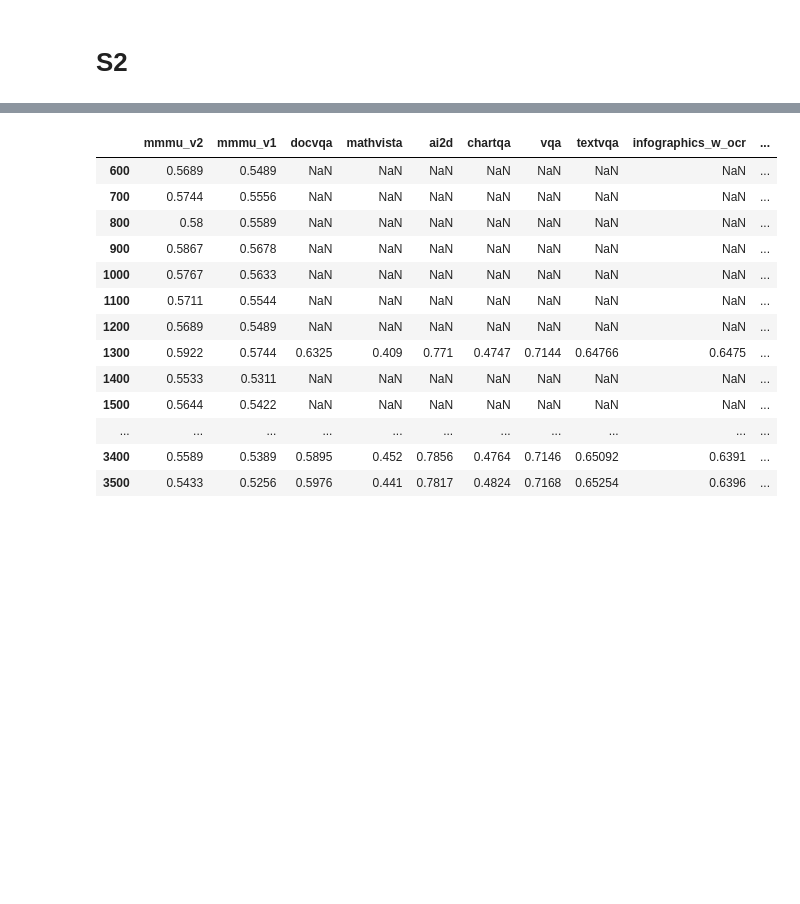
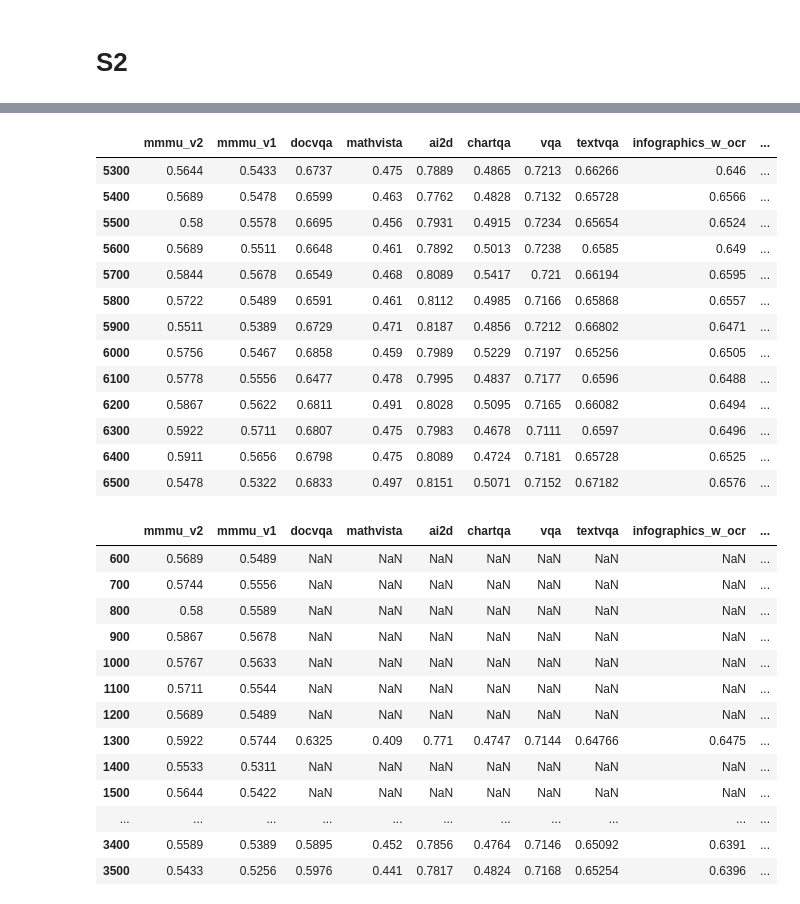
Before and after one commit to harrytranx/experiments, a Jupyter notebook: eval_mm10.ipynb, the cells around one changed output, grey strips where cells are left out. Cells and saved outputs as stored; diff of their text form; code cells hidden in the pictures; blank space fills up the shorter version.

```diff
--- a/eval_mm10.ipynb
+++ b/eval_mm10.ipynb
@@ -117,3 +209,20 @@ ev_s2_unfreeze.get_scores(OUTPUT_S2_30d)
+# %%
+ev_s2_unfreeze.get_scores("/fsx_0/checkpoints/mm10/MM10-Stage2-70B/MH21_70B_336px_exp30d_m2c2_036_unfreeze_lr1")
+# %% [output]
+|  | mmmu_v2 | mmmu_v1 | docvqa | mathvista | ai2d | chartqa | vqa | textvqa | infographics_w_ocr | ... |
+| 5300 | 0.5644 | 0.5433 | 0.6737 | 0.475 | 0.7889 | 0.4865 | 0.7213 | 0.66266 | 0.646 | ... |
+| 5400 | 0.5689 | 0.5478 | 0.6599 | 0.463 | 0.7762 | 0.4828 | 0.7132 | 0.65728 | 0.6566 | ... |
+| 5500 | 0.58 | 0.5578 | 0.6695 | 0.456 | 0.7931 | 0.4915 | 0.7234 | 0.65654 | 0.6524 | ... |
+| 5600 | 0.5689 | 0.5511 | 0.6648 | 0.461 | 0.7892 | 0.5013 | 0.7238 | 0.6585 | 0.649 | ... |
+| 5700 | 0.5844 | 0.5678 | 0.6549 | 0.468 | 0.8089 | 0.5417 | 0.721 | 0.66194 | 0.6595 | ... |
+| 5800 | 0.5722 | 0.5489 | 0.6591 | 0.461 | 0.8112 | 0.4985 | 0.7166 | 0.65868 | 0.6557 | ... |
+| 5900 | 0.5511 | 0.5389 | 0.6729 | 0.471 | 0.8187 | 0.4856 | 0.7212 | 0.66802 | 0.6471 | ... |
+| 6000 | 0.5756 | 0.5467 | 0.6858 | 0.459 | 0.7989 | 0.5229 | 0.7197 | 0.65256 | 0.6505 | ... |
+| 6100 | 0.5778 | 0.5556 | 0.6477 | 0.478 | 0.7995 | 0.4837 | 0.7177 | 0.6596 | 0.6488 | ... |
+| 6200 | 0.5867 | 0.5622 | 0.6811 | 0.491 | 0.8028 | 0.5095 | 0.7165 | 0.66082 | 0.6494 | ... |
+| 6300 | 0.5922 | 0.5711 | 0.6807 | 0.475 | 0.7983 | 0.4678 | 0.7111 | 0.6597 | 0.6496 | ... |
+| 6400 | 0.5911 | 0.5656 | 0.6798 | 0.475 | 0.8089 | 0.4724 | 0.7181 | 0.65728 | 0.6525 | ... |
+| 6500 | 0.5478 | 0.5322 | 0.6833 | 0.497 | 0.8151 | 0.5071 | 0.7152 | 0.67182 | 0.6576 | ... |
 # %%
 ev_s2_unfreeze.get_scores(OUTPUT_S2_unfreeze)
 # %% [output]
```
Also changed, not shown: parts of 8 cells of this notebook, 7 other files.
